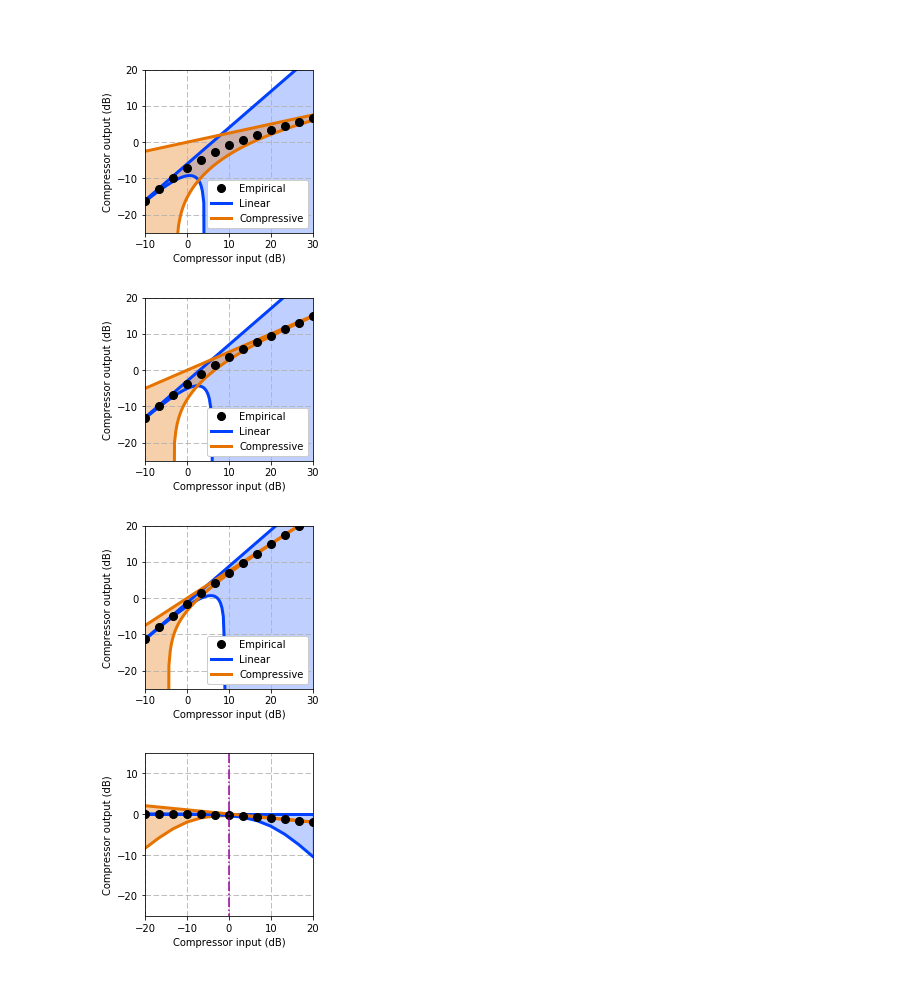
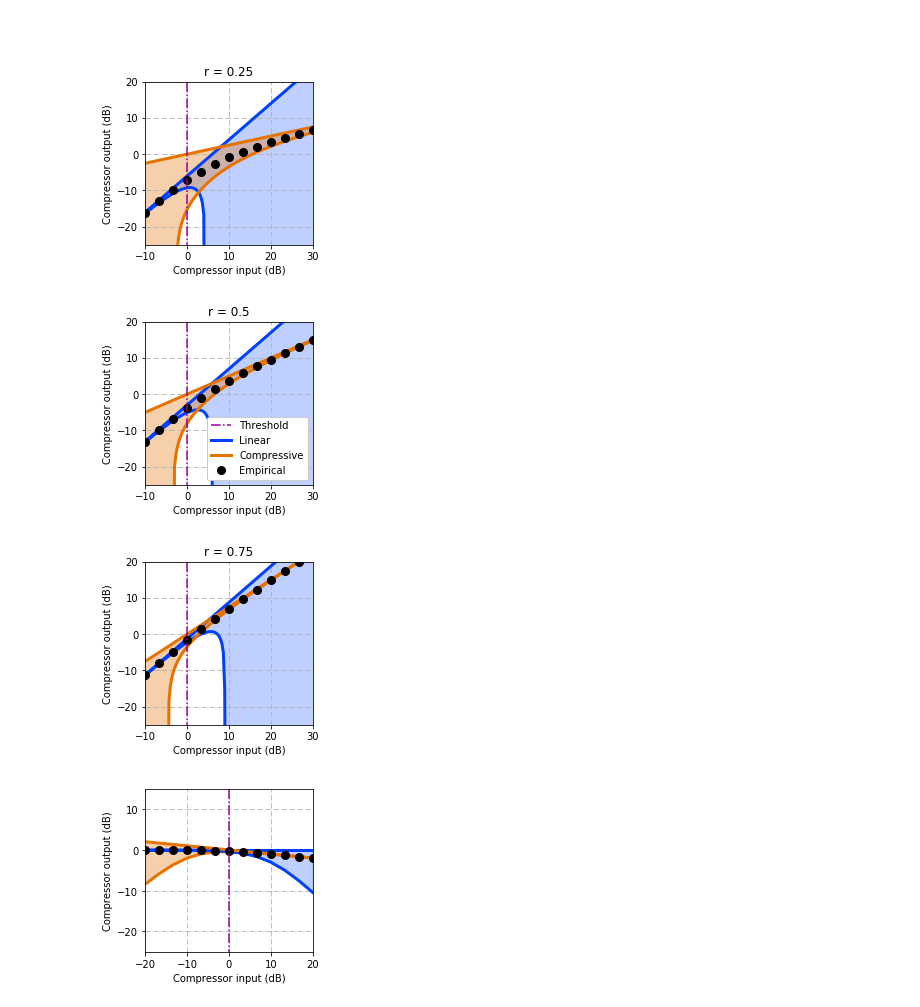
Before and after one commit to BirdVox/lostanlen_spl2018, a Jupyter notebook: pcen_asymptotics.ipynb, the cells around one changed output. Cells and saved outputs as stored; diff of their text form; code cells hidden in the pictures.

```diff
--- a/pcen_asymptotics.ipynb
+++ b/pcen_asymptotics.ipynb
@@ -24,8 +9,27 @@ settings = {
 # %% [markdown]
 #
 # %%
+%matplotlib inline
+
+settings = {
+    "fmin": 0,
+    "fmax": 10000,
+    "hop_length": 1024,
+    "n_fft": 2048,
+    "n_mels": 128,
+    "sr": 22050,
+    "win_length": 2048,
+    "window": "hann",
+    "T": 0.05,#0.400,
+    "alpha": 0.96,#0.98
+    "delta": 2.0,
+    "r": 0.5,
+    "eps": 1e-10}
+
+
 bias = 1.0
 figsize = (3, 3)
+
 
 for power in [0.25, 0.5, 0.75]:
     G = np.logspace(-2, 4, 181)
@@ -73,42 +77,49 @@ for power in [0.25, 0.5, 0.75]:
         linewidth=3.0)
 
     plt.fill_between(
         10*np.log10(G),
         10*np.log10(np.maximum(1e-10, PCEN *
                             (1 - (1-power)/(G**power) * (1 + power / (2*G**power))))),
         10*np.log10(G ** power),
         alpha = 0.33,
         color="#E67300"
     )
 
     legend_empirical, = plt.plot(
         10*np.log10(G[::10]),
         10*np.log10(PCEN[::10]),
         'o',
         color='k',
         markersize=8.0,
         label="Empirical");
 
     fig.axes[0].grid(linestyle='--')
 
-    leg = plt.legend(
-        handles=[legend_empirical, legend_linear, legend_compressive])
-    leg.get_frame().set_alpha(1)
-
     plt.xlabel("Compressor input (dB)")
     plt.ylabel("Compressor output (dB)")
 
     plt.xlim([-10, 30])
     plt.xticks([-10, 0, 10, 20, 30])
     plt.ylim([-25, 15])
     plt.yticks([-20, -10, 0, 10, 20])
 
-    fig.savefig('bode_compressor_{:3.1f}.png'.format(power),
-                transparent=True, bbox_inches="tight", dpi=1000)
+    plt.title("r = " + str(power))
+
+    legend_threshold = plt.plot([0, 0], [-1e6, 1e6], '-.',
+        color='#990099', label='Threshold')
+
+    if power == 0.5:
+        leg = plt.legend(handles=[
+            legend_threshold[0], legend_linear,
+            legend_compressive, legend_empirical])
+        leg.get_frame().set_alpha(1)
+
+    fig.savefig('bode_compressor_{:3.1f}.eps'.format(power),
+                transparent=True, bbox_inches="tight")
 # %% [output]
-[figure, old version]
+[figure, new version]
-[figure, old version]
+[figure, new version]
-[figure, old version]
+[figure, new version]
 # %%
 figsize = (3, 3)
 eps = 1.0
```
Also changed, not shown: parts of 1 cell of this notebook, 7 other files.
